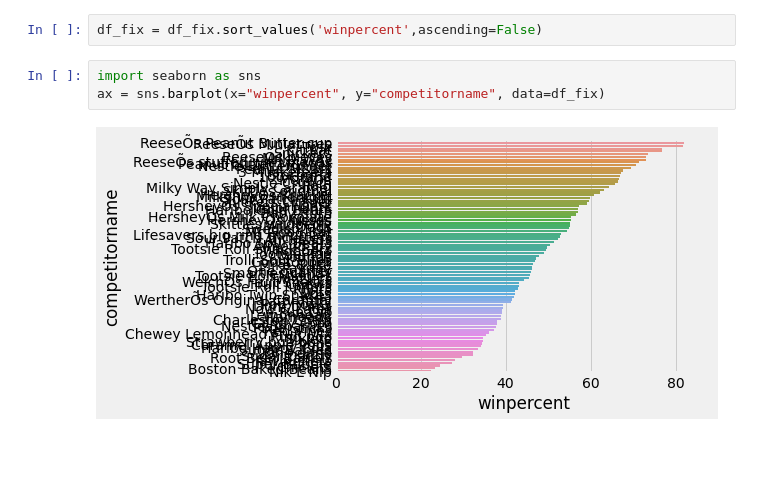
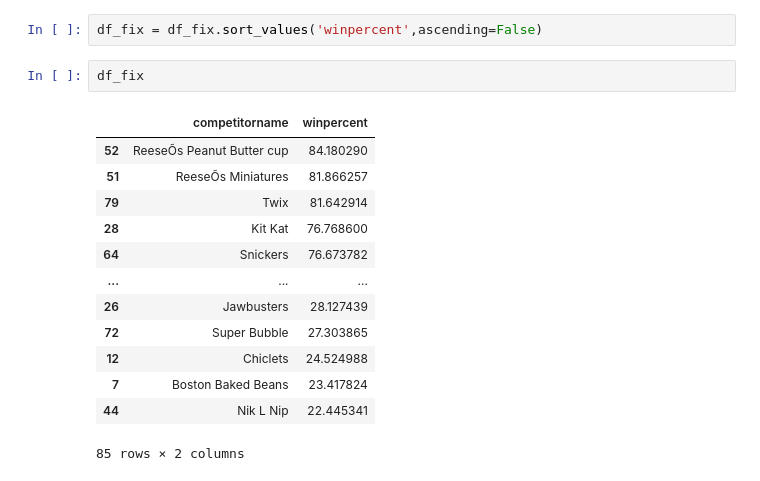
Before and after one commit to popkdodge/DS-Unit-1-Sprint-1-Data-Wrangling-and-Storytelling, a Jupyter notebook: module4-make-explanatory-visualizations/LS_DS_114_Make_Explanatory_Visualizations_Assignment.ipynb, the cells around one changed output. Drawn from its saved outputs; the diff is of its cells as text; blank space fills up the shorter version.

```diff
--- a/module4-make-explanatory-visualizations/LS_DS_114_Make_Explanatory_Visualizations_Assignment.ipynb
+++ b/module4-make-explanatory-visualizations/LS_DS_114_Make_Explanatory_Visualizations_Assignment.ipynb
@@ -211,8 +211,19 @@ df.head()
 df_fix = df[['competitorname','winpercent']]
 # %%
 df_fix = df_fix.sort_values('winpercent',ascending=False)
-# %%
-import seaborn as sns
-ax = sns.barplot(x="winpercent", y="competitorname", data=df_fix)
-# %% [output]
-[figure, removed]
+# %%
+df_fix
+# %% [output]
+|  | competitorname | winpercent |
+| 52 | ReeseÕs Peanut Butter cup | 84.180290 |
+| 51 | ReeseÕs Miniatures | 81.866257 |
+| 79 | Twix | 81.642914 |
+| 28 | Kit Kat | 76.768600 |
+| 64 | Snickers | 76.673782 |
+| ... | ... | ... |
+| 26 | Jawbusters | 28.127439 |
+| 72 | Super Bubble | 27.303865 |
+| 12 | Chiclets | 24.524988 |
+| 7 | Boston Baked Beans | 23.417824 |
+| 44 | Nik L Nip | 22.445341 |
+85 rows × 2 columns
```
Also changed, not shown: parts of 2 cells of this notebook.
